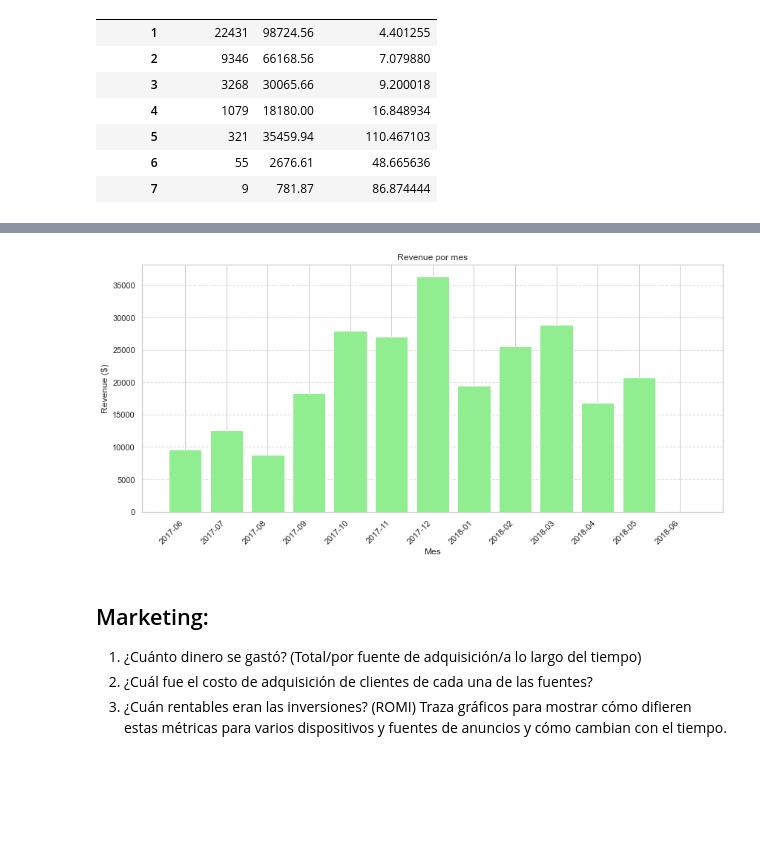
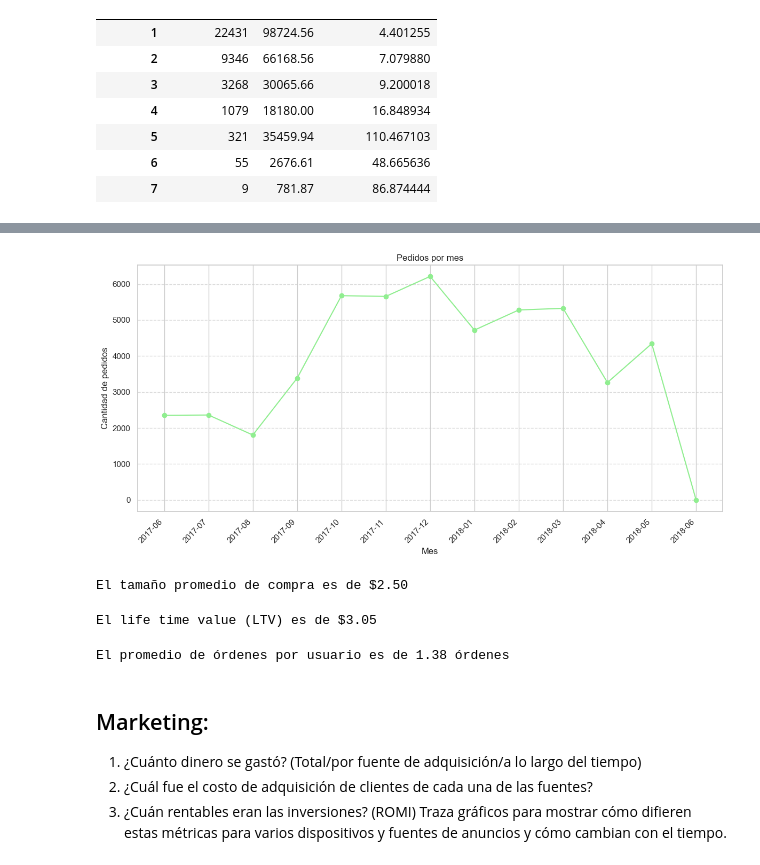
Before and after one commit to latostadorano/tt_s09_showz_tickets, a Jupyter notebook: s_09.ipynb, the cells around one changed output, grey strips where cells are left out. Saved outputs shown, nothing was run; the diff lists cells and outputs as text; code cells hidden in the pictures; blank space fills up the shorter version.

```diff
--- a/s_09.ipynb
+++ b/s_09.ipynb
@@ -341,21 +538,43 @@ orders.sample(10)
 # %%
-revenue_by_month = orders.groupby(['year_buy', 'month_buy'])['revenue'].sum().reset_index()
+# Veremos cuántos pedidos se hicieron por mes
 
-# Crear una columna tipo fecha con año y mes (como string)
-revenue_by_month['period'] = revenue_by_month['year_buy'].astype(str) + '-' + revenue_by_month['month_buy'].astype(str).str.zfill(2)
+orders_by_month = orders.groupby(['year_buy', 'month_buy'])['uid'].count().reset_index()
+orders_by_month.rename(columns={'uid':'orders_count'}, inplace=True)
 
+orders_by_month['period'] = orders_by_month['year_buy'].astype(str) + '-' + orders_by_month['month_buy'].astype(str).str.zfill(2)
 
 plt.figure(figsize=(12,6))
-plt.bar(revenue_by_month.period, revenue_by_month['revenue'], color='lightgreen')
+plt.plot(orders_by_month['period'], orders_by_month['orders_count'], marker='o', color='lightgreen')
+
 plt.xticks(rotation=45, ha='right')
-plt.title('Revenue por mes')
+plt.title('Pedidos por mes')
 plt.xlabel('Mes')
-plt.ylabel('Revenue ($)')
+plt.ylabel('Cantidad de pedidos')
 plt.grid(axis='y', linestyle='--', alpha=0.7)
 plt.tight_layout()
 plt.show()
 # %% [output]
-[figure, old version]
+[figure, new version]
+# %%
+# ¿Cuál es el tamaño promedio de compra?
+buy_ave = orders['revenue'].mean()
+print(f'El tamaño promedio de compra es de ${buy_ave:.2f}')
+# %% [output]
+El tamaño promedio de compra es de $2.50
+# %%
+# ¿Cuánto dinero traen? (LTV)
+
+ltv = orders.groupby('uid').revenue.sum()
+ltv_ave = ltv.mean()
+print(f'El life time value (LTV) es de ${ltv_ave:.2f}')
+# %% [output]
+El life time value (LTV) es de $3.05
+# %%
+orders_by_uid = orders.groupby('uid').buy_ts.count().reset_index()
+avg_orders_per_user = orders_by_uid.buy_ts.mean()
+print(f'El promedio de órdenes por usuario es de {avg_orders_per_user:.2f} órdenes')
+# %% [output]
+El promedio de órdenes por usuario es de 1.38 órdenes
 # %% [markdown]
 ## Marketing:
  1. ¿Cuánto dinero se gastó?  (Total/por fuente de adquisición/a lo largo del tiempo)
```
Also changed, not shown: parts of 27 cells of this notebook.
